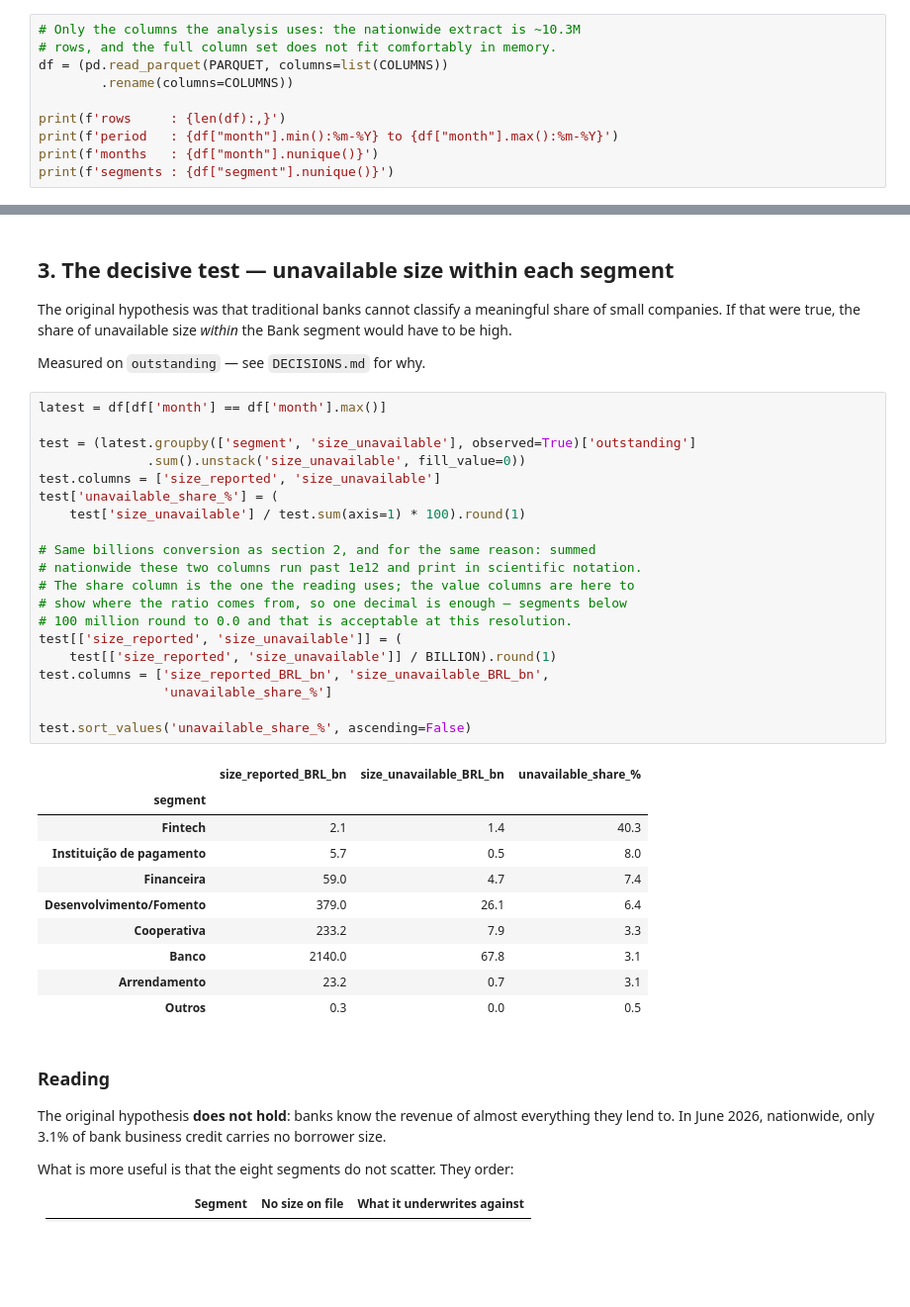
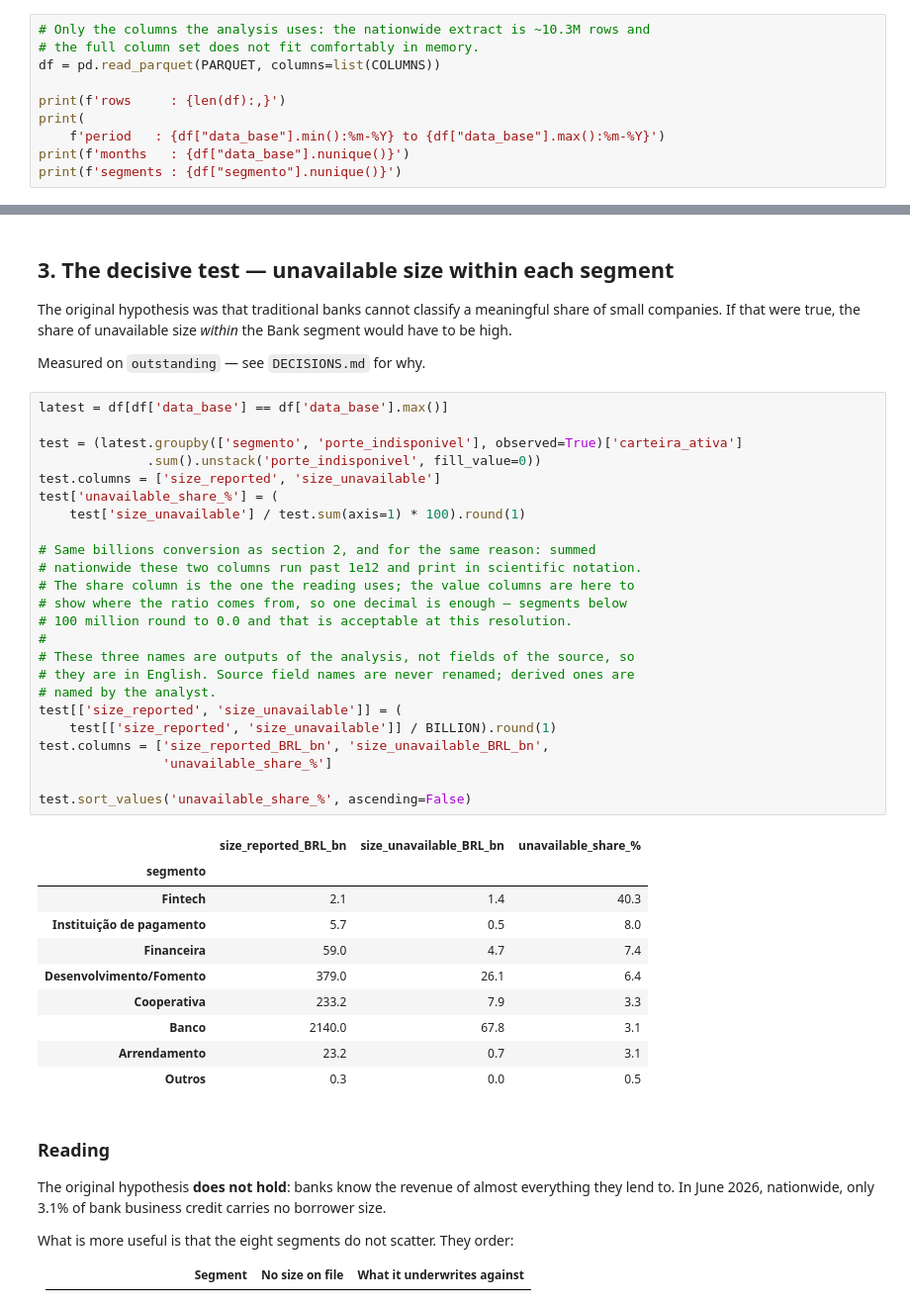
Before and after one commit to msitta/creditlens, a Jupyter notebook: notebooks/01_unavailable_size.ipynb, the cells around one changed output, grey strips where cells are left out. Shown at 99% size. Drawn from its saved outputs; the diff is of its cells as text; blank space fills up the shorter version.

```diff
--- a/notebooks/01_unavailable_size.ipynb
+++ b/notebooks/01_unavailable_size.ipynb
@@ -90,15 +77,15 @@ repository root: c:\Users\marco\dev\SCR_Bacen
 Before any analysis: is the period complete, and does the volume match what the
 ingestion routine reported?
 # %%
-# Only the columns the analysis uses: the nationwide extract is ~10.3M
-# rows, and the full column set does not fit comfortably in memory.
-df = (pd.read_parquet(PARQUET, columns=list(COLUMNS))
-        .rename(columns=COLUMNS))
+# Only the columns the analysis uses: the nationwide extract is ~10.3M rows and
+# the full column set does not fit comfortably in memory.
+df = pd.read_parquet(PARQUET, columns=list(COLUMNS))
 
 print(f'rows     : {len(df):,}')
-print(f'period   : {df["month"].min():%m-%Y} to {df["month"].max():%m-%Y}')
-print(f'months   : {df["month"].nunique()}')
-print(f'segments : {df["segment"].nunique()}')
+print(
+    f'period   : {df["data_base"].min():%m-%Y} to {df["data_base"].max():%m-%Y}')
+print(f'months   : {df["data_base"].nunique()}')
+print(f'segments : {df["segmento"].nunique()}')
 # %% [output]
 rows     : 10,302,179
 period   : 01-2019 to 06-2026
@@ -263,28 +250,32 @@ share of small companies. If that were true, the share of unavailable size
 
 Measured on `outstanding` — see `DECISIONS.md` for why.
 # %%
-latest = df[df['month'] == df['month'].max()]
+latest = df[df['data_base'] == df['data_base'].max()]
 
-test = (latest.groupby(['segment', 'size_unavailable'], observed=True)['outstanding']
-              .sum().unstack('size_unavailable', fill_value=0))
+test = (latest.groupby(['segmento', 'porte_indisponivel'], observed=True)['carteira_ativa']
+              .sum().unstack('porte_indisponivel', fill_value=0))
 test.columns = ['size_reported', 'size_unavailable']
 test['unavailable_share_%'] = (
     test['size_unavailable'] / test.sum(axis=1) * 100).round(1)
 
 # Same billions conversion as section 2, and for the same reason: summed
 # nationwide these two columns run past 1e12 and print in scientific notation.
 # The share column is the one the reading uses; the value columns are here to
 # show where the ratio comes from, so one decimal is enough — segments below
 # 100 million round to 0.0 and that is acceptable at this resolution.
+#
+# These three names are outputs of the analysis, not fields of the source, so
+# they are in English. Source field names are never renamed; derived ones are
+# named by the analyst.
 test[['size_reported', 'size_unavailable']] = (
     test[['size_reported', 'size_unavailable']] / BILLION).round(1)
 test.columns = ['size_reported_BRL_bn', 'size_unavailable_BRL_bn',
                 'unavailable_share_%']
 
 test.sort_values('unavailable_share_%', ascending=False)
 # %% [output]
 |  | size_reported_BRL_bn | size_unavailable_BRL_bn | unavailable_share_% |
-| segment |  |  |  |
+| segmento |  |  |  |
 | Fintech | 2.1 | 1.4 | 40.3 |
 | Instituição de pagamento | 5.7 | 0.5 | 8.0 |
 | Financeira | 59.0 | 4.7 | 7.4 |
```
Also changed, not shown: parts of 9 cells of this notebook, 8 other files.
